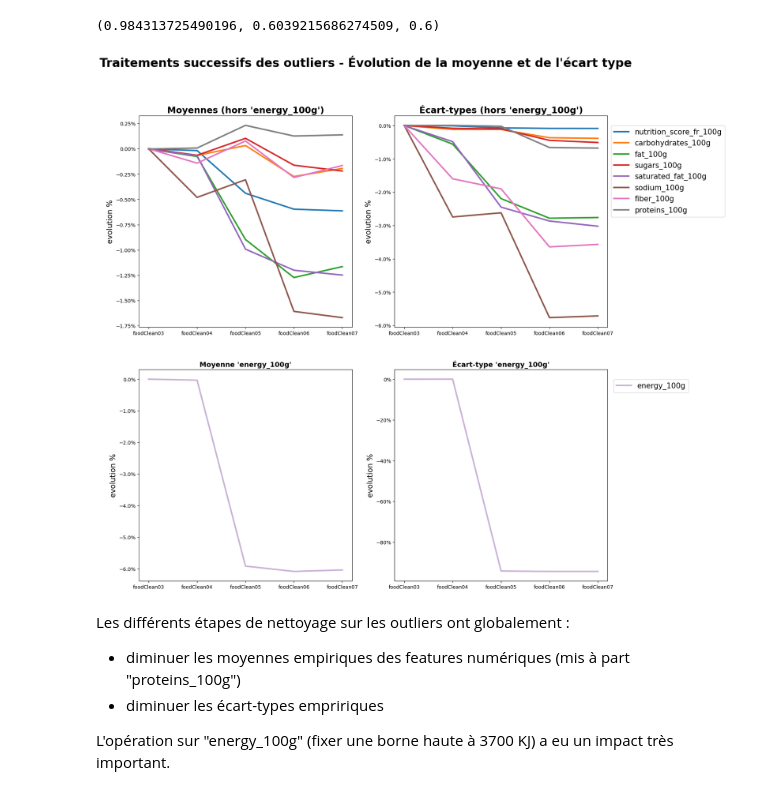
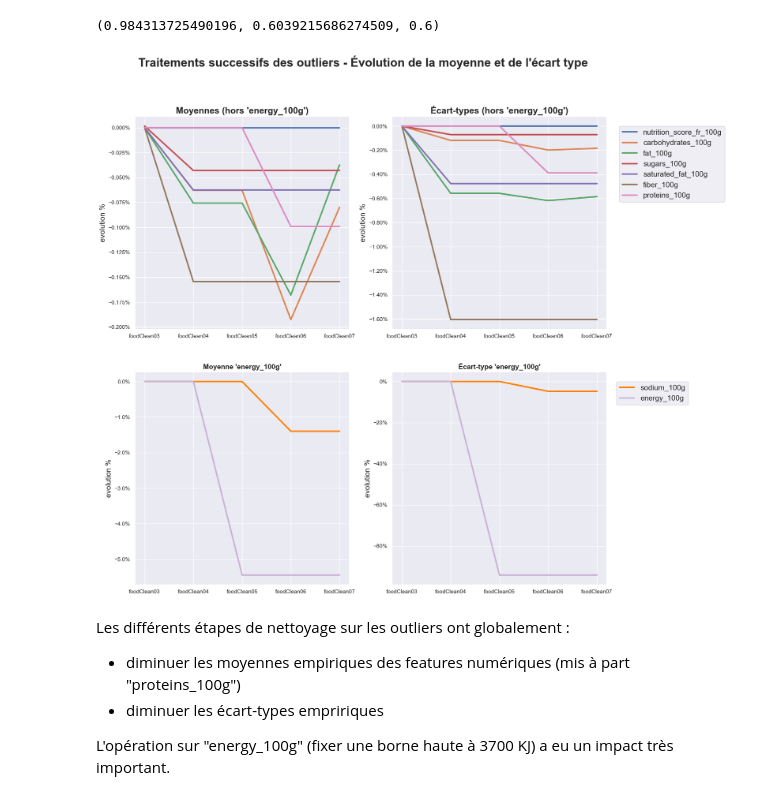
Before and after one commit to ClementPatin/OC-P3, a Jupyter notebook: Patin_Clement_1_notebook_052023.ipynb, the cells around one changed output. Cells and saved outputs as stored; diff of their text form; code cells hidden in the pictures.

Commit message:
missing values fix in progress AND changes in outliers fix

```diff
--- a/Patin_Clement_1_notebook_052023.ipynb
+++ b/Patin_Clement_1_notebook_052023.ipynb
@@ -712,0 +750,5 @@ mask_MacroAbove100=foodClean_WithAlcohol[macroNutCols].sum(axis=1)>100
+# %%
+# create au mask for "sumOfMacro" > 100
+mask_MacroAbove100=foodClean_WithAlcohol["sumOfMacro"]>100
+# look a concerned products
+foodClean_WithAlcohol.loc[mask_MacroAbove100,macroNutCols+["sumOfMacro"]].sort_values("sumOfMacro")
@@ -755,11 +865,16 @@ Si l'on se concentre sur nos features, voici les comparaisons à mener :
 - "sugars_100g" > "carbohydrates_100g"
 - "saturated_fat_100g" > "fat_100g"
 # %%
-# create a mask with subcomponent > main component
+# create masks with subcomponent > main component
 
-thresholdRate=1.05
-mask_MicroAboveMacro=(
-    ((foodClean06['saturated_fat_100g']>foodClean06["fat_100g"]*thresholdRate)&(foodClean06["fat_100g"].notna()))
-    |
-    ((foodClean06['sugars_100g']>foodClean06['carbohydrates_100g']*thresholdRate)&(foodClean06['carbohydrates_100g'].notna()))
+thresholdRate=1.10
+mask_SatfatAboveFat=(
+    (foodClean06['saturated_fat_100g']>foodClean06["fat_100g"]*thresholdRate)
+     &(foodClean06["fat_100g"].notna())
 )
+
+
+mask_SugarAboveCarbo=(
+    (foodClean06['sugars_100g']>foodClean06['carbohydrates_100g']*thresholdRate)
+    &(foodClean06['carbohydrates_100g'].notna())
+)
@@ -766,4 +913,5 @@ mask_MicroAboveMacro=(
 # %%
-# exclude products
+# replace values with NaN
 foodClean07=foodClean06.copy()
-foodClean07=foodClean07.loc[~mask_MicroAboveMacro]
+foodClean07.loc[mask_SatfatAboveFat,["fat_100g"]]=np.nan
+foodClean07.loc[mask_SugarAboveCarbo,['carbohydrates_100g']]=np.nan
@@ -791,7 +939,10 @@ listFoodCleanDfs = [
 # list of names of numerical features
 numericalFeatureNames=foodClean07.select_dtypes("float64").columns.tolist()
 numericalFeatureNames.remove("energy_100g")
-numericalFeatureNames.append("energy_100g") # put "energy_100g" at the end of the list
+numericalFeatureNames.remove("sodium_100g")
+numericalFeatureNames.append("sodium_100g")
+numericalFeatureNames.append("energy_100g")
+# put "sodium_100g" and "energy_100g" at the end of the list
 
 # list of lists to store the empirical means of each numerical feature, for each cleaned dataframe
 listOfMeans=[
@@ -837,7 +988,7 @@ axs=axs.reshape(axs.size) # reshape for easier iteration
 
 for idxCol in range(len(numericalFeatureNames)) :
 
-    if idxCol!=numericalFeatureNames.index("energy_100g") : # cleaning on "energy_100g" had more impact --> separate plots
+    if idxCol!=numericalFeatureNames.index("energy_100g") and idxCol!=numericalFeatureNames.index("sodium_100g") : # cleaning on "energy_100g" had more impact --> separate plots
 
         sns.lineplot(
             ax=axs[0],
@@ -862,37 +1013,38 @@ for idxCol in range(len(numericalFeatureNames)) :
             y=[cumSumEvolOfMean[i][idxCol] for i in range(6-1)],
             linewidth = 3,
             color=palette[idxCol]
         )
 
         sns.lineplot(
             ax=axs[3],
             x=[i+3 for i in range(6-1)],
             y=[cumSumEvolOfStd[i][idxCol] for i in range(6-1)],
             linewidth = 3,
             color=palette[idxCol]
         )
 
 # axs titles
 axs[0].set_title("Moyennes (hors 'energy_100g')", fontweight="bold",fontsize=18)
 axs[1].set_title("Écart-types (hors 'energy_100g')", fontweight="bold",fontsize=18)
 axs[2].set_title("Moyenne 'energy_100g'", fontweight="bold",fontsize=14)
 axs[3].set_title("Écart-type 'energy_100g'", fontweight="bold",fontsize=14)
 
 # for each plot
 for i in range(len(axs)) :
     axs[i].set_xticks([3,4,5,6,7]) # 1 tick for 1 cleaning stage
     axs[i].set_xticklabels(["foodClean0"+str(i+3) for i in range(5)]) # name xticks with names of dataframes
     axs[i].set_ylabel("evolution %",fontsize=15) # set y label
     axs[i].yaxis.set_major_formatter(mtick.PercentFormatter(xmax=1)) # use matplotlib.ticker to format y axis as percent
 
-fig.legend(numericalFeatureNames[:-1],bbox_to_anchor=(1.1,0.87),fontsize=15) # set legend - each numerical feature name...
-legEnergy=fig.legend([numericalFeatureNames[-1]],bbox_to_anchor=(1.04,0.45),fontsize=15) # ... except for "energy_100g", on a different legend
-legEnergy.legendHandles[0].set_color(palette[numericalFeatureNames.index("energy_100g")]) # choose the right color from the palette for energy legend
+fig.legend(numericalFeatureNames[:-2],bbox_to_anchor=(1.1,0.87),fontsize=15) # set legend - each numerical feature name...
+legEnergySod=fig.legend(numericalFeatureNames[-2:],bbox_to_anchor=(1.04,0.45),fontsize=15) # ... except for "energy_100g" and "sodium_100g", on a different legend
+legEnergySod.legendHandles[0].set_color(palette[numericalFeatureNames.index("sodium_100g")]) # choose the right color from the palette for energy legend
+legEnergySod.legendHandles[1].set_color(palette[numericalFeatureNames.index("energy_100g")])
 fig.suptitle("Traitements successifs des outliers - Évolution de la moyenne et de l'écart type", fontweight="bold",fontsize=24) # main title
 
 plt.show()
 # %% [output]
-[figure, old version]
+[figure, new version]
 # %% [markdown]
 Les différents étapes de nettoyage sur les outliers ont globalement :
 - diminuer les moyennes empiriques des features numériques (mis à part "proteins_100g")
```
Also changed, not shown: parts of 65 cells of this notebook, 1 other file.
